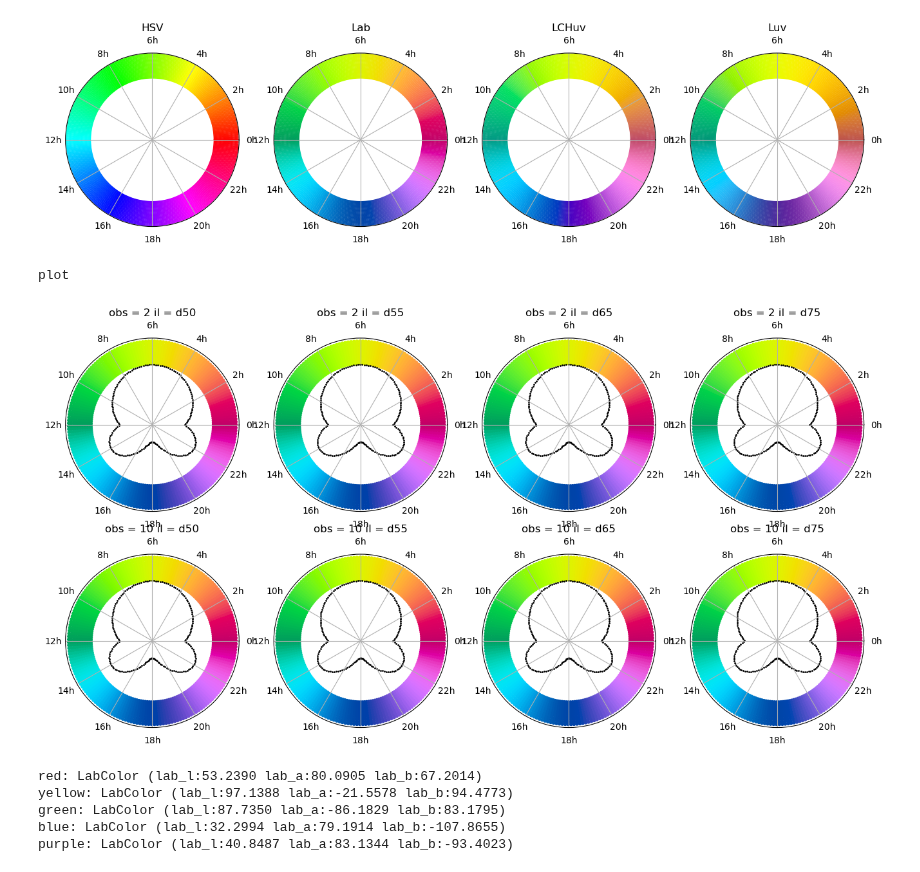
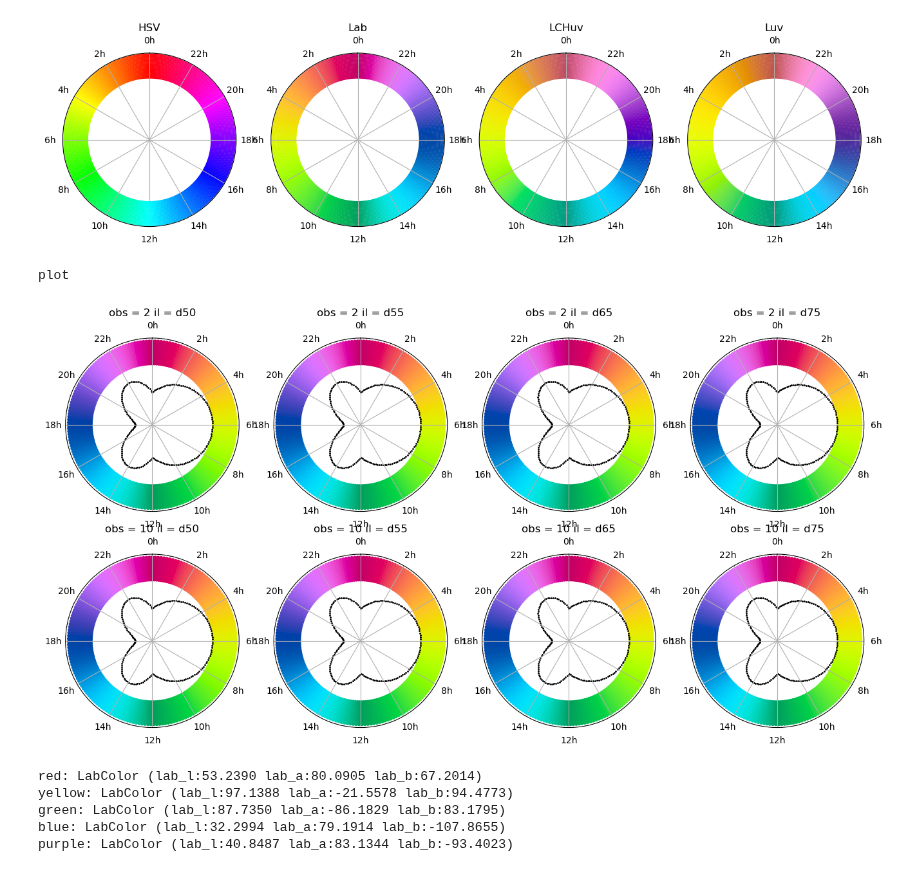
Before and after one commit to jmbreda/PROseq, a Jupyter notebook: notebooks/Fun_with_colors.ipynb, the cells around one changed output. Drawn from its saved outputs; the diff is of its cells as text; code cells hidden in the pictures.

```diff
--- a/notebooks/Fun_with_colors.ipynb
+++ b/notebooks/Fun_with_colors.ipynb
@@ -112,35 +116,35 @@ for i in range(n):
     #col = convert_color(LCHabColor(lch_l=L[i],lch_c=C[i],lch_h=H[i],observer='2', illuminant='d65'),sRGBColor)
     lab[i,:] = np.array(col.get_value_tuple())
     #Lab.append(LabColor(lab_l=L[i],lab_a=a[i],lab_b=b[i],observer='2', illuminant='d65'))
     col = convert_color(LCHuvColor(lch_l=L[i],lch_c=C[i],lch_h=H[i]),sRGBColor)
     lchuv[i,:] = np.array(col.get_value_tuple())
 
     col = convert_color(LuvColor(luv_l=L[i],luv_u=a[i],luv_v=b[i]),sRGBColor)
     luv[i,:] = np.array(col.get_value_tuple())
 
 lab = lab/lab.max(axis=0)
 lchuv /= lchuv.max(axis=0)
 luv /= luv.max(axis=0)
 
 COLORS = [hsv,lab,lchuv,luv]
 
 fig,axes = plt.subplots(1,len(COLORS),figsize=(4*len(COLORS),4),subplot_kw=dict(projection='polar'))
 for c, color in enumerate(COLORS):
 
 
     ax = axes[c]
     for shift in np.arange(0,0.4,0.02):
         ax.scatter(x=φ,y=r+shift,c=color,s=.5,marker='o',rasterized=True)
     ax.grid('off')
     ax.yaxis.set_visible(False)
 
     ax.set_xticks(np.linspace(0,2*np.pi,13)[:-1],[f'{t}h' for t in np.linspace(0,24,13)[:-1].astype(int)])
-    #ax.set_theta_zero_location("N")  # theta=0 at the top
+    ax.set_theta_zero_location("N")  # theta=0 at the top
     #ax.set_theta_direction(-1)  # theta increasing clockwise
 
     ax.set_title(['HSV','Lab','LCHuv','Luv'][c])
 # %% [output]
-[figure, old version]
+[figure, new version]
 # %%
 n = 180
 φ = np.linspace(0,2*np.pi,n)
@@ -193,13 +197,13 @@ for c, color in enumerate(COLORS):
     ax.yaxis.set_visible(False)
 
     ax.set_xticks(np.linspace(0,2*np.pi,13)[:-1],[f'{t}h' for t in np.linspace(0,24,13)[:-1].astype(int)])
-    #ax.set_theta_zero_location("N")  # theta=0 at the top
-    #ax.set_theta_direction(-1)  # theta increasing clockwise
+    ax.set_theta_zero_location("N")  # theta=0 at the top
+    ax.set_theta_direction(-1)  # theta increasing clockwise
 
     ax.set_title(tit[c])
 # %% [output]
 plot
-[figure, old version]
+[figure, new version]
 # %%
 print('red:', convert_color(sRGBColor(1,0,0),LabColor) )
 print('yellow:', convert_color(sRGBColor(1,1,0),LabColor) )
```
Also changed, not shown: parts of 10 cells of this notebook, 18 other files.
